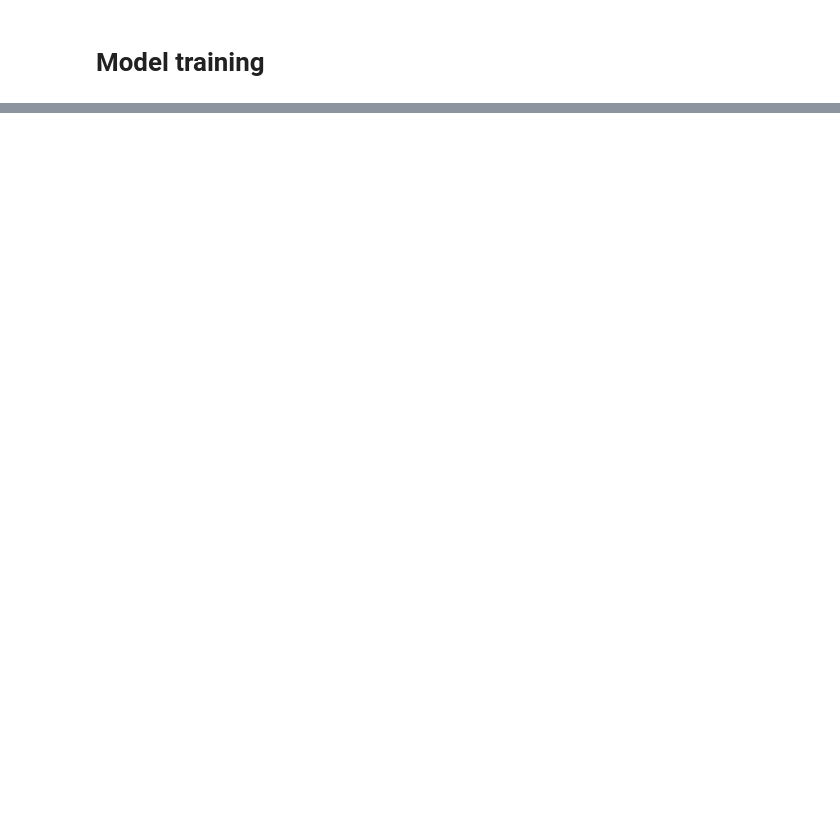
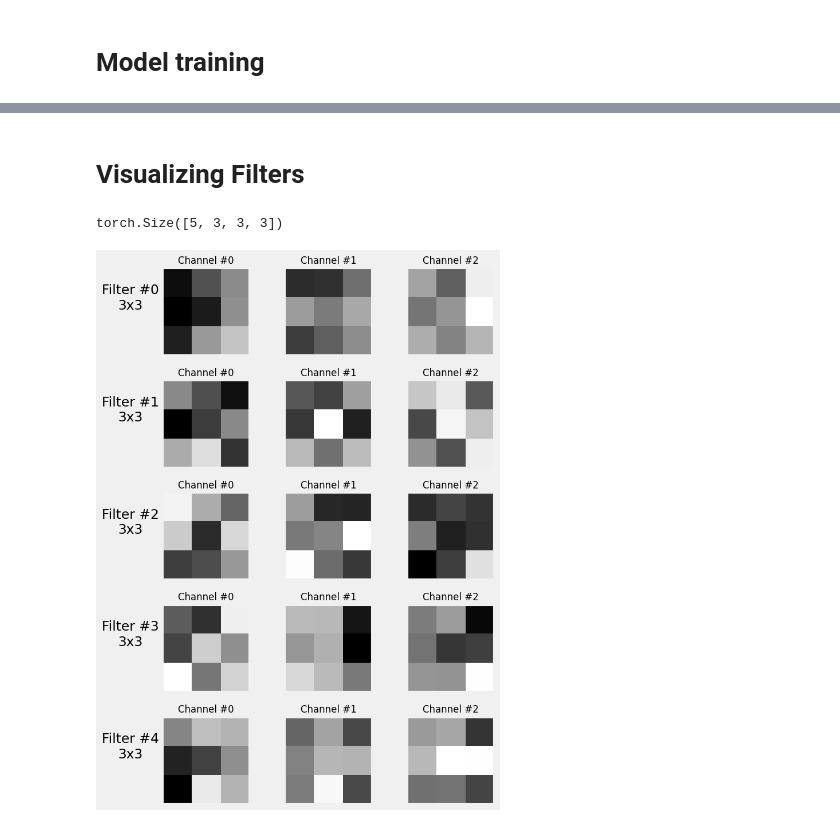
Before and after one commit to TomazFilgueira/UFRN-ML-2025-1-AutoParts_Classification, a Jupyter notebook: Iracing_classification.ipynb, the cells around one changed output, grey strips where cells are left out. Cells and saved outputs as stored; diff of their text form; code cells hidden in the pictures; blank space fills up the shorter version.

```diff
--- a/Iracing_classification.ipynb
+++ b/Iracing_classification.ipynb
@@ -834,0 +795,8 @@ arch_cnn2.save_checkpoint('model_train_cnn2.pth')
+# %% [markdown]
+# Visualizing Filters
+# %%
+print(model_cnn2.conv1.weight.shape)
+fig = arch_cnn2.visualize_filters('conv1')
+# %% [output]
+torch.Size([5, 3, 3, 3])
+[figure, added]
```
Also changed, not shown: parts of 15 cells of this notebook, 3 other files.
